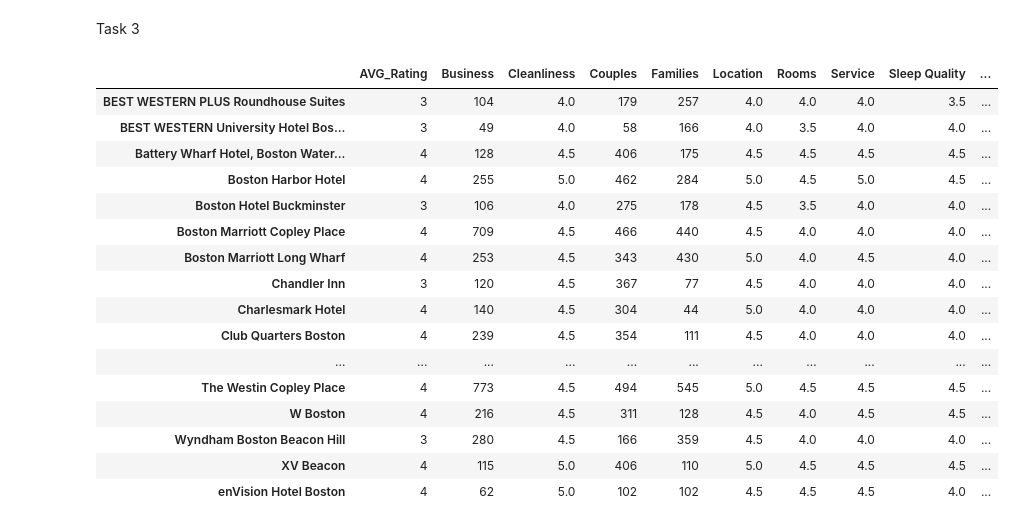
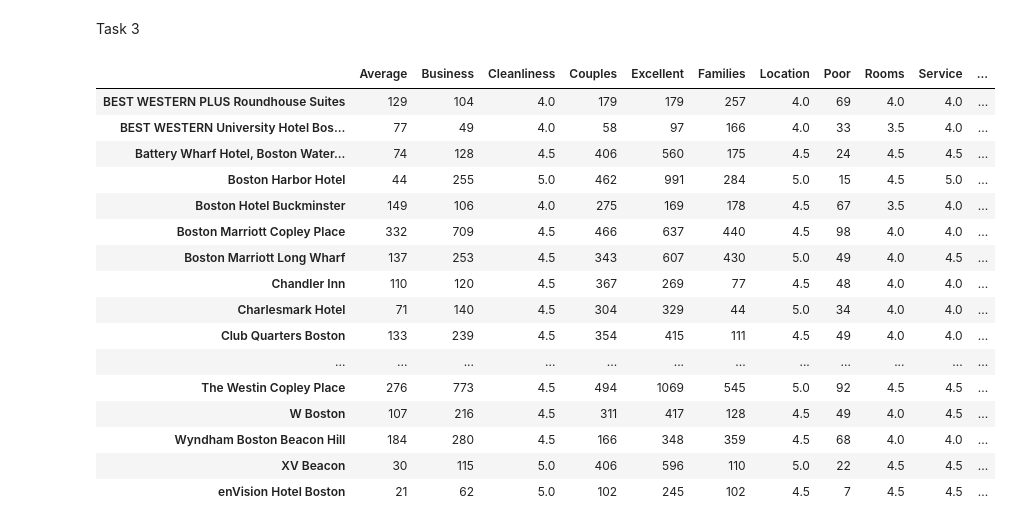
Before and after one commit to ggodinez/spring-2015-homeworks, a Jupyter notebook: submissions/Homework-5/5.Hotels.ipynb, the cells around one changed output. Drawn from its saved outputs; the diff is of its cells as text; code cells hidden in the pictures.

```diff
--- a/submissions/Homework-5/5.Hotels.ipynb
+++ b/submissions/Homework-5/5.Hotels.ipynb
@@ -1035,44 +1035,46 @@ Task 3
 # %%
 from sklearn.linear_model import LinearRegression
 
 #Creates a new Linear Regression model
 lm = LinearRegression()
 
+"""
 #Calculates average rating for each hotel
 for hotel in h2_dict:
     for keys in hotel:
         avg_rating = (h2_dict[hotel]['Terrible']*1)+ (h2_dict[hotel]['Poor']*2)+(h2_dict[hotel]['Average']*3)+(h2_dict[hotel]['Very good']*4)+(h2_dict[hotel]['Excellent']*5)
         total = (h2_dict[hotel]['Terrible'])+ (h2_dict[hotel]['Poor'])+(h2_dict[hotel]['Average'])+(h2_dict[hotel]['Very good'])+(h2_dict[hotel]['Excellent'])
         h2_dict[hotel]['Total Reviews'] = total
         h2_dict[hotel]['AVG_Rating'] = (avg_rating/total)
 
+"""
 
 #Creates the data frame
 hotels_df = pd.DataFrame(h2_dict).transpose()
 
 #Drops the ratings columns
-hotels_df = hotels_df.drop('Terrible',1)
-hotels_df = hotels_df.drop('Poor',1)
-hotels_df = hotels_df.drop('Average',1)
-hotels_df = hotels_df.drop('Very good',1)
-hotels_df = hotels_df.drop('Excellent',1)
+#hotels_df = hotels_df.drop('Terrible',1)
+#hotels_df = hotels_df.drop('Poor',1)
+#hotels_df = hotels_df.drop('Average',1)
+#hotels_df = hotels_df.drop('Very good',1)
+#hotels_df = hotels_df.drop('Excellent',1)
 
 hotels_df
 # %% [output]
-|  | AVG_Rating | Business | Cleanliness | Couples | Families | Location | Rooms | Service | Sleep Quality | ... |
-| BEST WESTERN PLUS Roundhouse Suites | 3 | 104 | 4.0 | 179 | 257 | 4.0 | 4.0 | 4.0 | 3.5 | ... |
-| BEST WESTERN University Hotel Bos... | 3 | 49 | 4.0 | 58 | 166 | 4.0 | 3.5 | 4.0 | 4.0 | ... |
-| Battery Wharf Hotel, Boston Water... | 4 | 128 | 4.5 | 406 | 175 | 4.5 | 4.5 | 4.5 | 4.5 | ... |
-| Boston Harbor Hotel | 4 | 255 | 5.0 | 462 | 284 | 5.0 | 4.5 | 5.0 | 4.5 | ... |
-| Boston Hotel Buckminster | 3 | 106 | 4.0 | 275 | 178 | 4.5 | 3.5 | 4.0 | 4.0 | ... |
-| Boston Marriott Copley Place | 4 | 709 | 4.5 | 466 | 440 | 4.5 | 4.0 | 4.0 | 4.0 | ... |
-| Boston Marriott Long Wharf | 4 | 253 | 4.5 | 343 | 430 | 5.0 | 4.0 | 4.5 | 4.0 | ... |
-| Chandler Inn | 3 | 120 | 4.5 | 367 | 77 | 4.5 | 4.0 | 4.0 | 4.0 | ... |
-| Charlesmark Hotel | 4 | 140 | 4.5 | 304 | 44 | 5.0 | 4.0 | 4.0 | 4.0 | ... |
-| Club Quarters Boston | 4 | 239 | 4.5 | 354 | 111 | 4.5 | 4.0 | 4.0 | 4.0 | ... |
-| ... | ... | ... | ... | ... | ... | ... | ... | ... | ... | ... |
-| The Westin Copley Place | 4 | 773 | 4.5 | 494 | 545 | 5.0 | 4.5 | 4.5 | 4.5 | ... |
-| W Boston | 4 | 216 | 4.5 | 311 | 128 | 4.5 | 4.0 | 4.5 | 4.5 | ... |
-| Wyndham Boston Beacon Hill | 3 | 280 | 4.5 | 166 | 359 | 4.5 | 4.0 | 4.0 | 4.0 | ... |
-| XV Beacon | 4 | 115 | 5.0 | 406 | 110 | 5.0 | 4.5 | 4.5 | 4.5 | ... |
-| enVision Hotel Boston | 4 | 62 | 5.0 | 102 | 102 | 4.5 | 4.5 | 4.5 | 4.0 | ... |
+|  | Average | Business | Cleanliness | Couples | Excellent | Families | Location | Poor | Rooms | Service | ... |
+| BEST WESTERN PLUS Roundhouse Suites | 129 | 104 | 4.0 | 179 | 179 | 257 | 4.0 | 69 | 4.0 | 4.0 | ... |
+| BEST WESTERN University Hotel Bos... | 77 | 49 | 4.0 | 58 | 97 | 166 | 4.0 | 33 | 3.5 | 4.0 | ... |
+| Battery Wharf Hotel, Boston Water... | 74 | 128 | 4.5 | 406 | 560 | 175 | 4.5 | 24 | 4.5 | 4.5 | ... |
+| Boston Harbor Hotel | 44 | 255 | 5.0 | 462 | 991 | 284 | 5.0 | 15 | 4.5 | 5.0 | ... |
+| Boston Hotel Buckminster | 149 | 106 | 4.0 | 275 | 169 | 178 | 4.5 | 67 | 3.5 | 4.0 | ... |
+| Boston Marriott Copley Place | 332 | 709 | 4.5 | 466 | 637 | 440 | 4.5 | 98 | 4.0 | 4.0 | ... |
+| Boston Marriott Long Wharf | 137 | 253 | 4.5 | 343 | 607 | 430 | 5.0 | 49 | 4.0 | 4.5 | ... |
+| Chandler Inn | 110 | 120 | 4.5 | 367 | 269 | 77 | 4.5 | 48 | 4.0 | 4.0 | ... |
+| Charlesmark Hotel | 71 | 140 | 4.5 | 304 | 329 | 44 | 5.0 | 34 | 4.0 | 4.0 | ... |
+| Club Quarters Boston | 133 | 239 | 4.5 | 354 | 415 | 111 | 4.5 | 49 | 4.0 | 4.0 | ... |
+| ... | ... | ... | ... | ... | ... | ... | ... | ... | ... | ... | ... |
+| The Westin Copley Place | 276 | 773 | 4.5 | 494 | 1069 | 545 | 5.0 | 92 | 4.5 | 4.5 | ... |
+| W Boston | 107 | 216 | 4.5 | 311 | 417 | 128 | 4.5 | 49 | 4.0 | 4.5 | ... |
+| Wyndham Boston Beacon Hill | 184 | 280 | 4.5 | 166 | 348 | 359 | 4.5 | 68 | 4.0 | 4.0 | ... |
+| XV Beacon | 30 | 115 | 5.0 | 406 | 596 | 110 | 5.0 | 22 | 4.5 | 4.5 | ... |
+| enVision Hotel Boston | 21 | 62 | 5.0 | 102 | 245 | 102 | 4.5 | 7 | 4.5 | 4.5 | ... |
```
Also changed, not shown: parts of 13 cells of this notebook.
